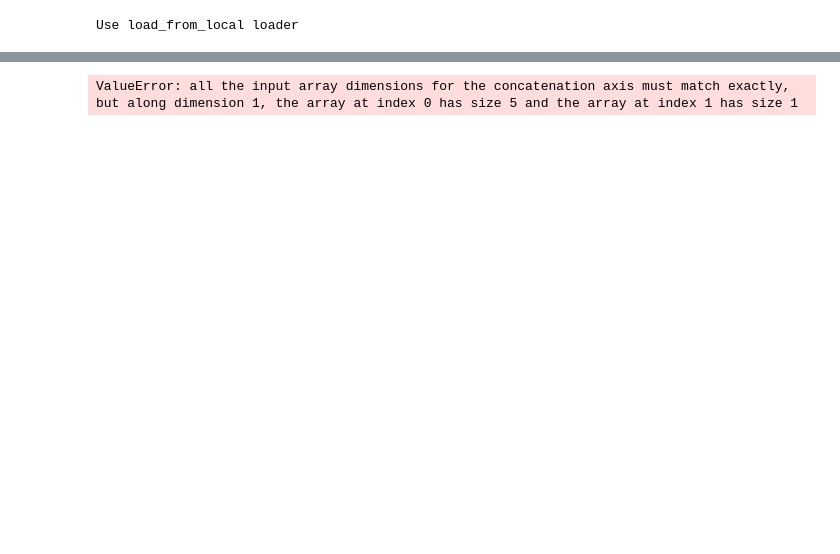
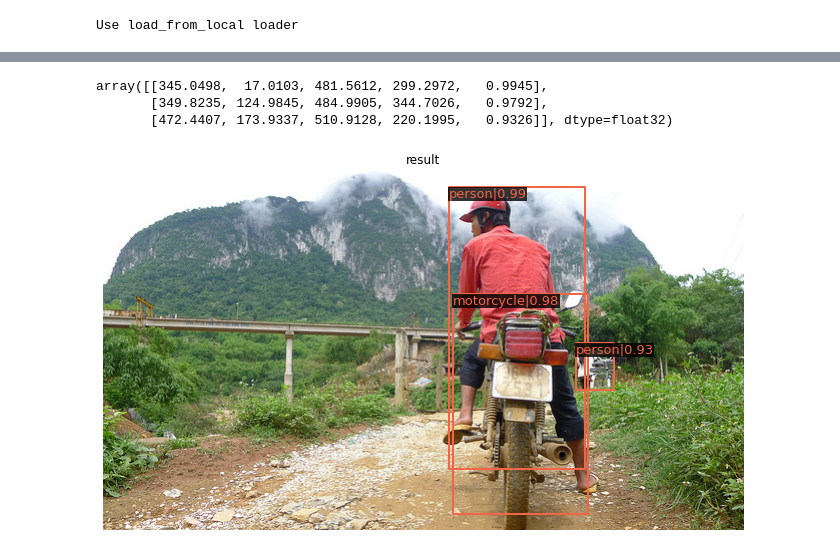
Before and after one commit to SamShowalter/mmdetection, a Jupyter notebook: demo/inference_demo.ipynb, the cells around one changed output, grey strips where cells are left out. Drawn from its saved outputs; the diff is of its cells as text; code cells hidden in the pictures; blank space fills up the shorter version.

```diff
--- a/demo/inference_demo.ipynb
+++ b/demo/inference_demo.ipynb
@@ -29,16 +34,3 @@ model = init_detector(config_file, checkpoint_file, device='cuda:0')
 Use load_from_local loader
 # %%
 # model
-# %%
-# test a single image
-img = imgs[list(imgs.keys())[10]]
-img_path = "../../Scene_Graph_Novelty/data/coco/images/train2017/{}".format(img['file_name'])
-print(img_path)
-result = inference_detector(model, img_path)
-det_bboxes, det_labels, det_probs = inference_detector_with_probs(model, img_path,score_thresh = 0.8)
-# res =  inference_detector_with_probs(model, img_path,score_thresh = 0.8)
-
-# to cpu()
-det_bboxes = det_bboxes[0].cpu().numpy()
-det_labels = det_labels[0].cpu().numpy()
-det_probs = det_probs[0].cpu().numpy()
@@ -74,5 +125,12 @@ array([86.6747, 78.4217, 60.0579, 49.0263, 48.3644, 46.6987, 46.4785,
+# %%
+det_bboxes
+# det_probs.max(axis =1)
+# %% [output]
+array([[345.0498,  17.0103, 481.5612, 299.2972,   0.9945],
+       [349.8235, 124.9845, 484.9905, 344.7026,   0.9792],
+       [472.4407, 173.9337, 510.9128, 220.1995,   0.9326]], dtype=float32)
 # %%
 # show the results
-# show_result_pyplot(model, img_path,[det_bboxes,det_labels] )
+show_result_pyplot(model, paths[0],result )
 # %% [output]
-ValueError: all the input array dimensions for the concatenation axis must match exactly, but along dimension 1, the array at index 0 has size 5 and the array at index 1 has size 1
+[figure, added]
```
Also changed, not shown: parts of 9 cells of this notebook, 4 other files.
